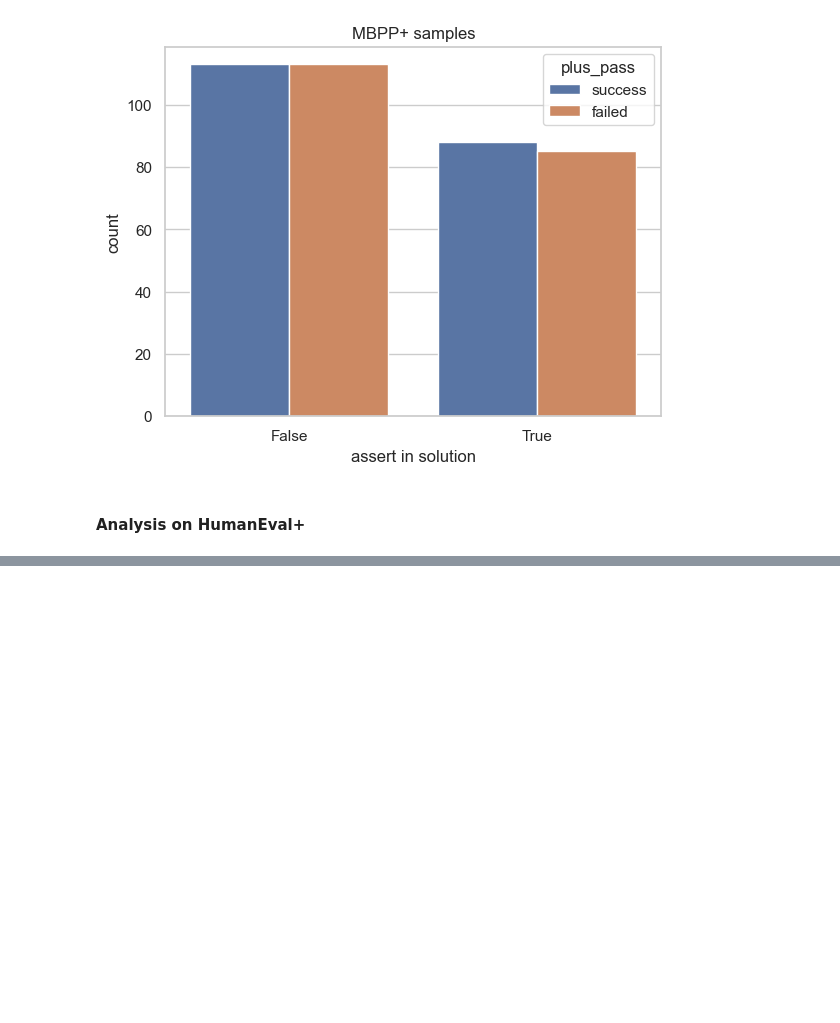
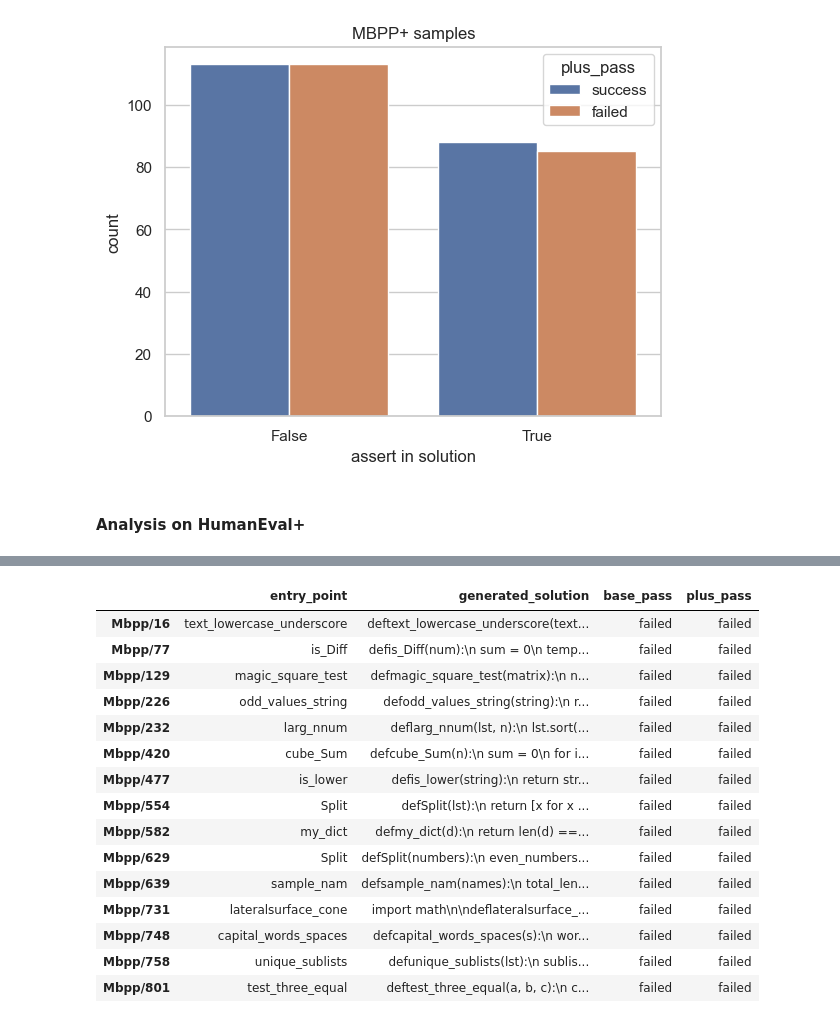
Before and after one commit to parsakzr/ytu-bitirme, a Jupyter notebook: evaluation/evalplus.ipynb, the cells around one changed output, grey strips where cells are left out. Saved outputs shown, nothing was run; the diff lists cells and outputs as text; code cells hidden in the pictures; blank space fills up the shorter version.

Commit message:
updated: fix_entry_points ( missed a white space )

```diff
--- a/evaluation/evalplus.ipynb
+++ b/evaluation/evalplus.ipynb
@@ -321,0 +347,3 @@ print_row(df_phi2_humaneval, 'Humaneval/1')
+# %%
+different_entities_task_ids = df_phi2_mbpp[df_phi2_mbpp['entry_point_in_solution'] == False]['task_id'].values
+print(different_entities_task_ids)
@@ -321,0 +357,8 @@ print_row(df_phi2_humaneval, 'Humaneval/1')
+# %%
+# get df with fixed entry points
+samples_phi2_mbppplus_fixed = 'phi2-code/mbpp_phi2_samples_fixed_entry_point.jsonl'
+results_phi2_mbppplus_fixed = 'phi2-code/mbpp_phi2_samples_fixed_entry_point_eval_results.json'
+
+df_phi2_mbpp_fixed = get_merged_df(df_mbppplus, samples_phi2_mbppplus_fixed, results_phi2_mbppplus_fixed)
+
+df_phi2_mbpp_fixed.head()
@@ -321,0 +372,20 @@ print_row(df_phi2_humaneval, 'Humaneval/1')
+# %%
+# now get the tasks in different_entities_task_ids
+df_phi2_mbpp_fixed[df_phi2_mbpp_fixed['task_id'].isin(different_entities_task_ids)][['entry_point', 'generated_solution', 'base_pass', 'plus_pass']]
+# %% [output]
+|  | entry_point | generated_solution | base_pass | plus_pass |
+| Mbpp/16 | text_lowercase_underscore | deftext_lowercase_underscore(text... | failed | failed |
+| Mbpp/77 | is_Diff | defis_Diff(num):\n sum = 0\n temp... | failed | failed |
+| Mbpp/129 | magic_square_test | defmagic_square_test(matrix):\n n... | failed | failed |
+| Mbpp/226 | odd_values_string | defodd_values_string(string):\n r... | failed | failed |
+| Mbpp/232 | larg_nnum | deflarg_nnum(lst, n):\n lst.sort(... | failed | failed |
+| Mbpp/420 | cube_Sum | defcube_Sum(n):\n sum = 0\n for i... | failed | failed |
+| Mbpp/477 | is_lower | defis_lower(string):\n return str... | failed | failed |
+| Mbpp/554 | Split | defSplit(lst):\n return [x for x ... | failed | failed |
+| Mbpp/582 | my_dict | defmy_dict(d):\n return len(d) ==... | failed | failed |
+| Mbpp/629 | Split | defSplit(numbers):\n even_numbers... | failed | failed |
+| Mbpp/639 | sample_nam | defsample_nam(names):\n total_len... | failed | failed |
+| Mbpp/731 | lateralsurface_cone | import math\n\ndeflateralsurface_... | failed | failed |
+| Mbpp/748 | capital_words_spaces | defcapital_words_spaces(s):\n wor... | failed | failed |
+| Mbpp/758 | unique_sublists | defunique_sublists(lst):\n sublis... | failed | failed |
+| Mbpp/801 | test_three_equal | deftest_three_equal(a, b, c):\n c... | failed | failed |
```
Also changed, not shown: parts of 9 cells of this notebook, 13 other files.
